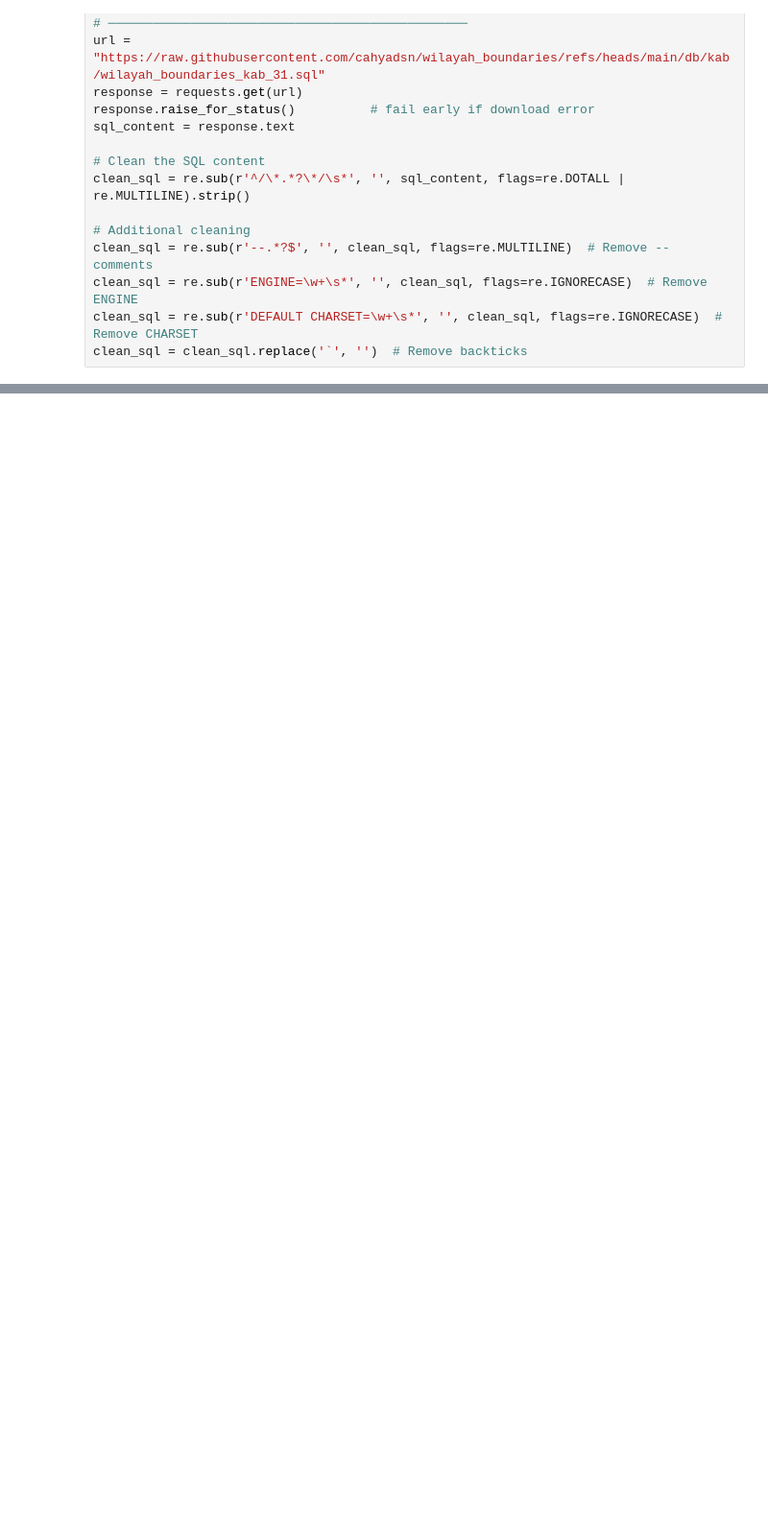
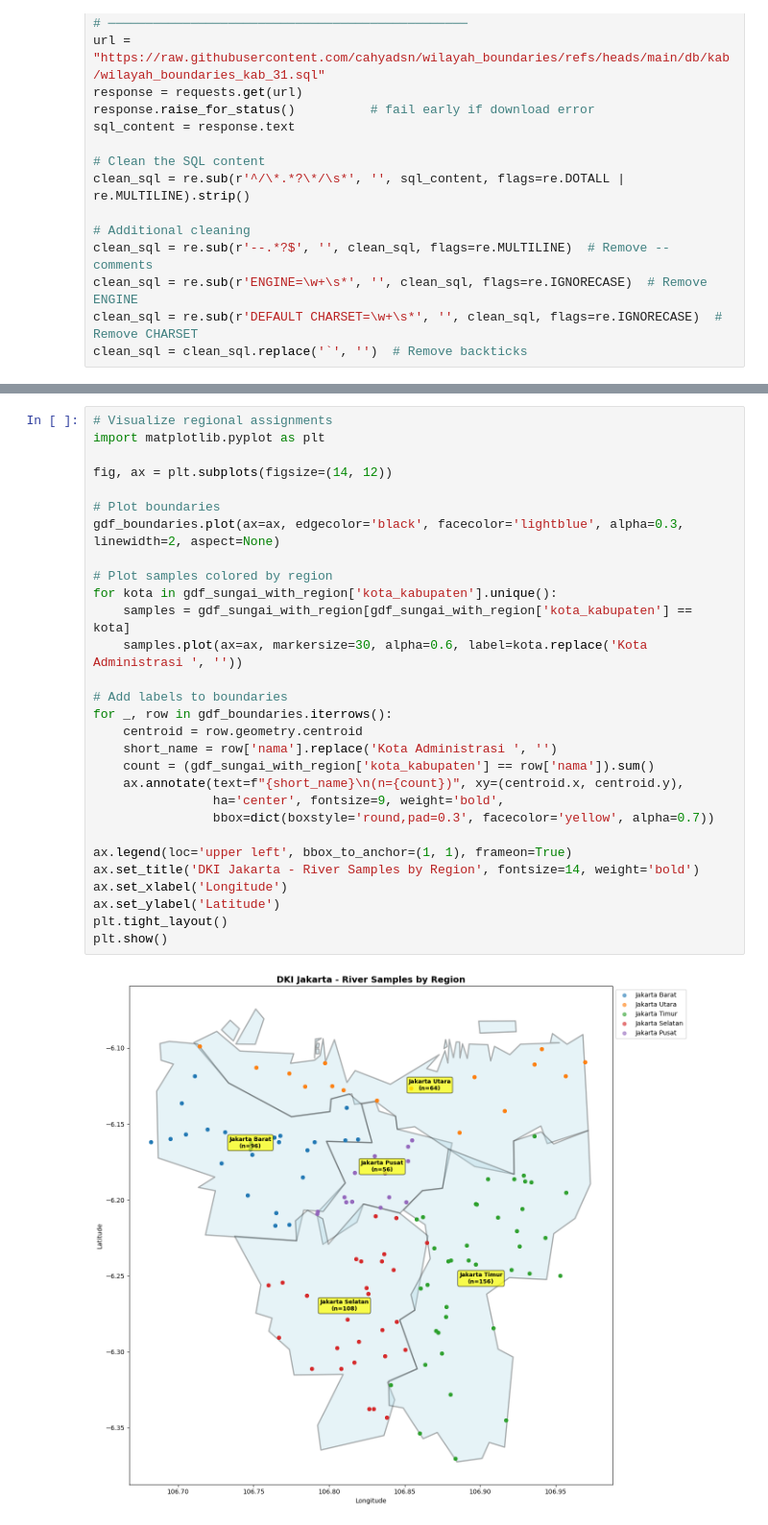
Before and after one commit to DanishRitonga/datavidia-penyisihan, a Jupyter notebook: main.ipynb, the cells around one changed output, grey strips where cells are left out. Shown at 96% size. Saved outputs shown, nothing was run; the diff lists cells and outputs as text; blank space fills up the shorter version.

```diff
--- a/main.ipynb
+++ b/main.ipynb
@@ -532,0 +484,31 @@ sungai_df_with_region
+# %%
+# Visualize regional assignments
+import matplotlib.pyplot as plt
+
+fig, ax = plt.subplots(figsize=(14, 12))
+
+# Plot boundaries
+gdf_boundaries.plot(ax=ax, edgecolor='black', facecolor='lightblue', alpha=0.3, linewidth=2, aspect=None)
+
+# Plot samples colored by region
+for kota in gdf_sungai_with_region['kota_kabupaten'].unique():
+    samples = gdf_sungai_with_region[gdf_sungai_with_region['kota_kabupaten'] == kota]
+    samples.plot(ax=ax, markersize=30, alpha=0.6, label=kota.replace('Kota Administrasi ', ''))
+
+# Add labels to boundaries
+for _, row in gdf_boundaries.iterrows():
+    centroid = row.geometry.centroid
+    short_name = row['nama'].replace('Kota Administrasi ', '')
+    count = (gdf_sungai_with_region['kota_kabupaten'] == row['nama']).sum()
+    ax.annotate(text=f"{short_name}\n(n={count})", xy=(centroid.x, centroid.y),
+                ha='center', fontsize=9, weight='bold',
+                bbox=dict(boxstyle='round,pad=0.3', facecolor='yellow', alpha=0.7))
+
+ax.legend(loc='upper left', bbox_to_anchor=(1, 1), frameon=True)
+ax.set_title('DKI Jakarta - River Samples by Region', fontsize=14, weight='bold')
+ax.set_xlabel('Longitude')
+ax.set_ylabel('Latitude')
+plt.tight_layout()
+plt.show()
+# %% [output]
+[figure, added]
```
Also changed, not shown: parts of 18 cells of this notebook.
